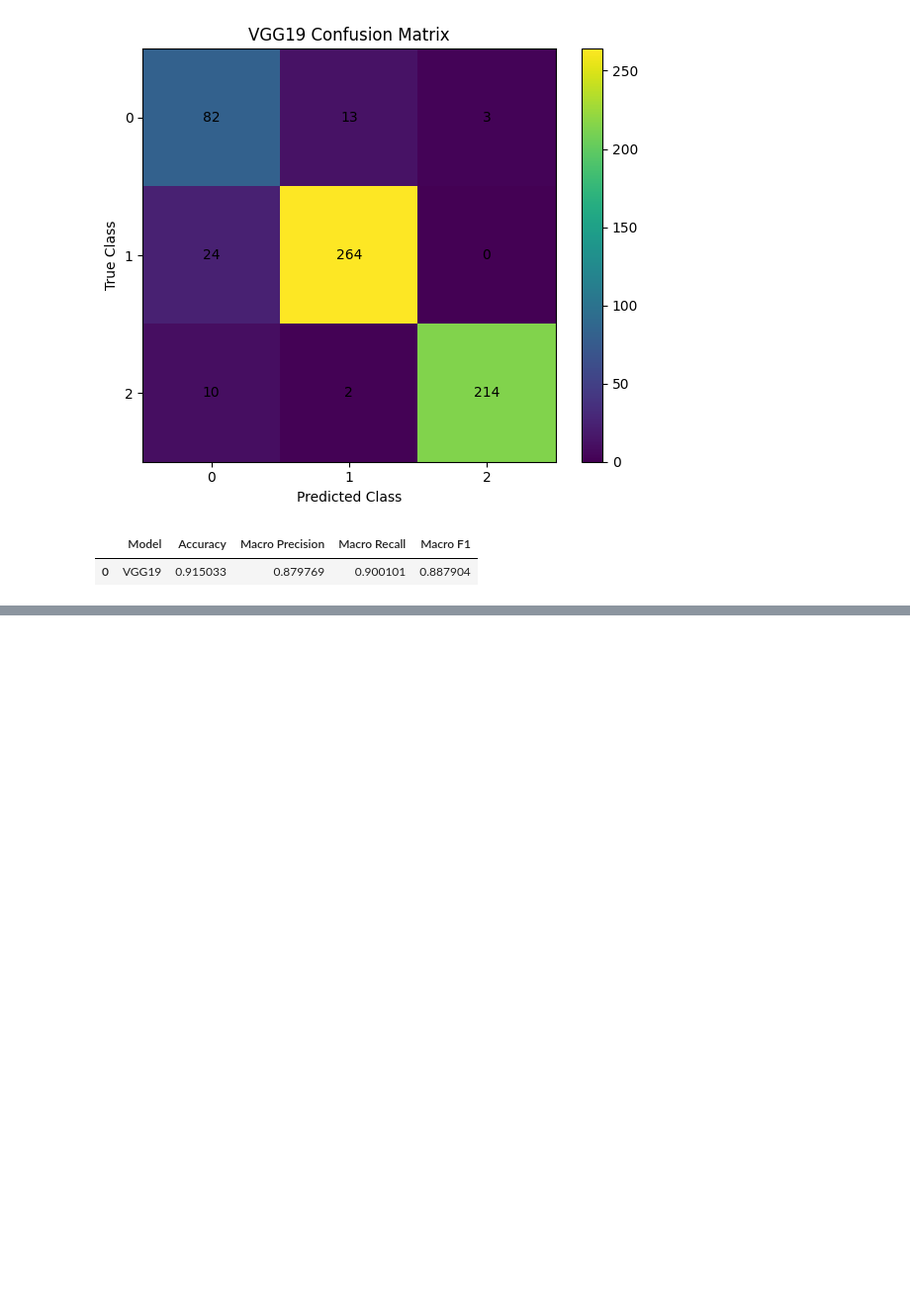
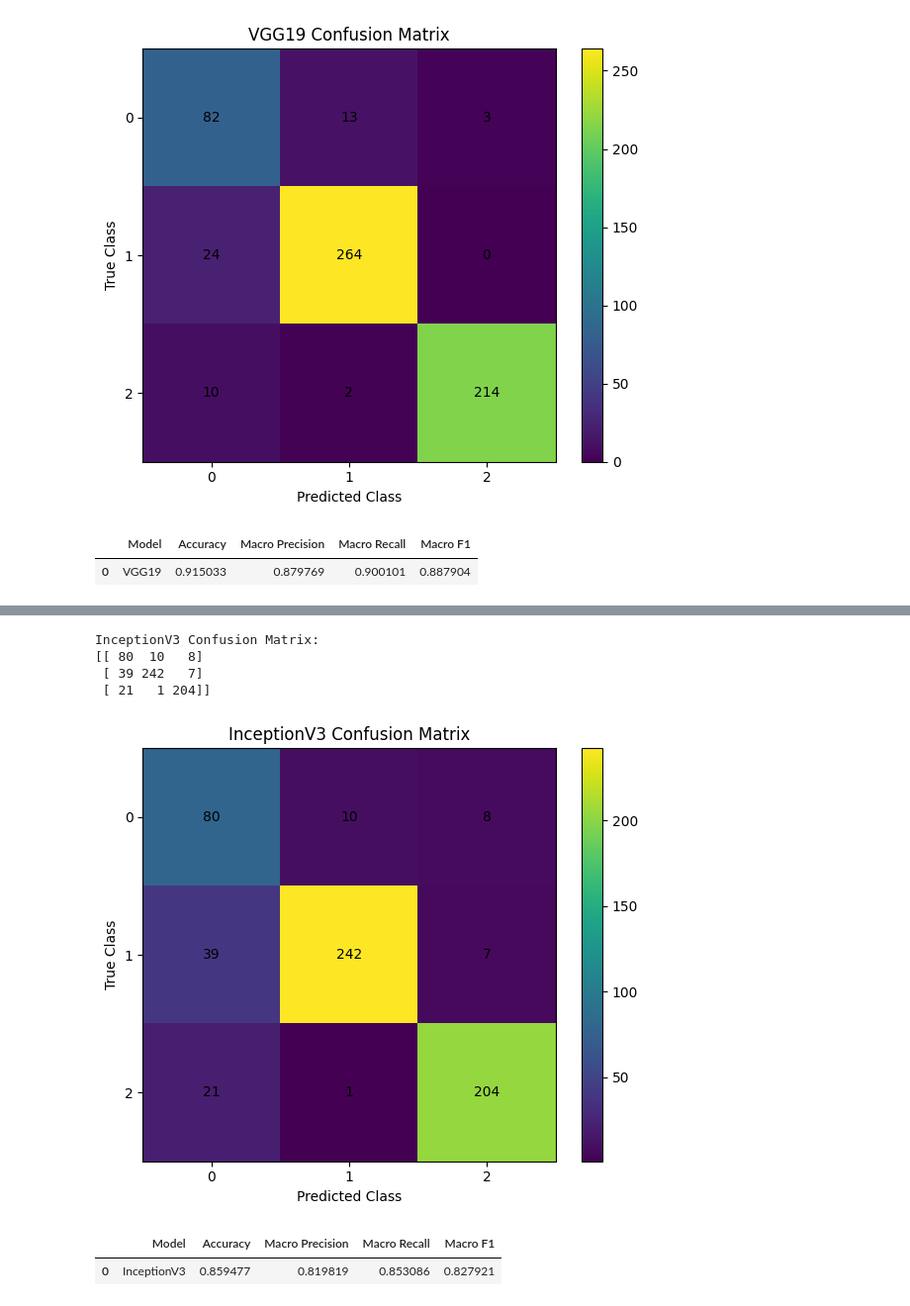
Before and after one commit to VanshitaRawat24/Brain_Tumor_Detection, a Jupyter notebook: notebooks/03_deep_learning_models.ipynb, the cells around one changed output, grey strips where cells are left out. Shown at 99% size. Saved outputs shown, nothing was run; the diff lists cells and outputs as text; code cells hidden in the pictures; blank space fills up the shorter version.

Commit message:
Done till inception

```diff
--- a/notebooks/03_deep_learning_models.ipynb
+++ b/notebooks/03_deep_learning_models.ipynb
@@ -5339,0 +6063,77 @@ vgg19_result_df
+# %%
+# ============================================================
+# INCEPTIONV3 CONFUSION MATRIX
+# ============================================================
+
+cm_inception = confusion_matrix(
+    y_test_cnn,
+    inception_predictions
+)
+
+print("InceptionV3 Confusion Matrix:")
+print(cm_inception)
+# %% [output]
+InceptionV3 Confusion Matrix:
+[[ 80  10   8]
+ [ 39 242   7]
+ [ 21   1 204]]
+# %%
+plt.figure(figsize=(6, 5))
+
+plt.imshow(
+    cm_inception,
+    interpolation="nearest"
+)
+
+plt.title("InceptionV3 Confusion Matrix")
+plt.xlabel("Predicted Class")
+plt.ylabel("True Class")
+
+plt.colorbar()
+
+plt.xticks(
+    range(NUM_CLASSES),
+    range(NUM_CLASSES)
+)
+
+plt.yticks(
+    range(NUM_CLASSES),
+    range(NUM_CLASSES)
+)
+
+for i in range(NUM_CLASSES):
+    for j in range(NUM_CLASSES):
+
+        plt.text(
+            j,
+            i,
+            cm_inception[i, j],
+            ha="center",
+            va="center"
+        )
+
+plt.tight_layout()
+plt.show()
+# %% [output]
+[figure, added]
+# %%
+# ============================================================
+# INCEPTIONV3 RESULT RECORD
+# ============================================================
+
+inception_result = {
+    "Model": "InceptionV3",
+    "Accuracy": inception_accuracy,
+    "Macro Precision": inception_precision,
+    "Macro Recall": inception_recall,
+    "Macro F1": inception_f1
+}
+
+inception_result_df = pd.DataFrame(
+    [inception_result]
+)
+
+inception_result_df
+# %% [output]
+|  | Model | Accuracy | Macro Precision | Macro Recall | Macro F1 |
+| 0 | InceptionV3 | 0.859477 | 0.819819 | 0.853086 | 0.827921 |
```
Also changed, not shown: parts of 60 cells of this notebook, 1 other file.
